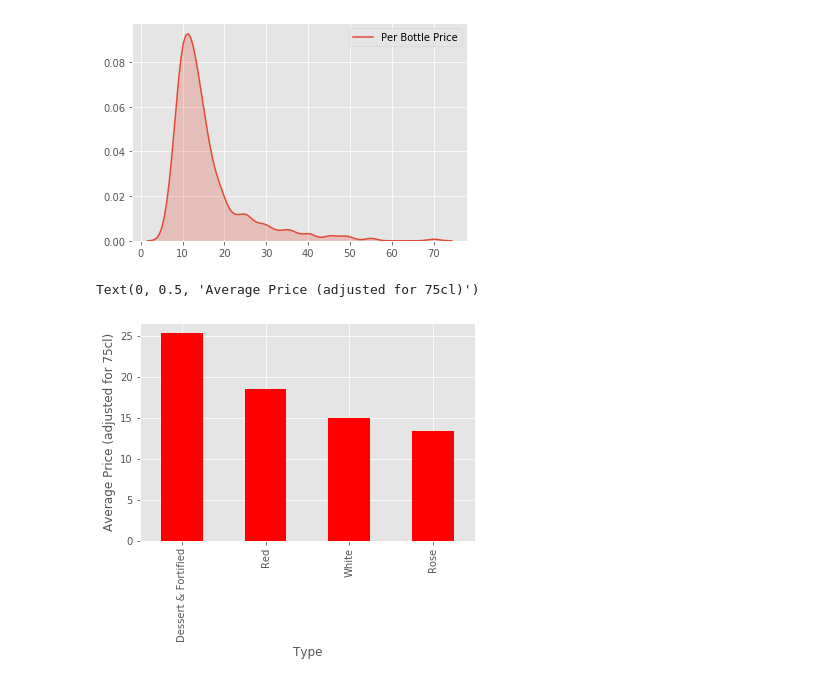
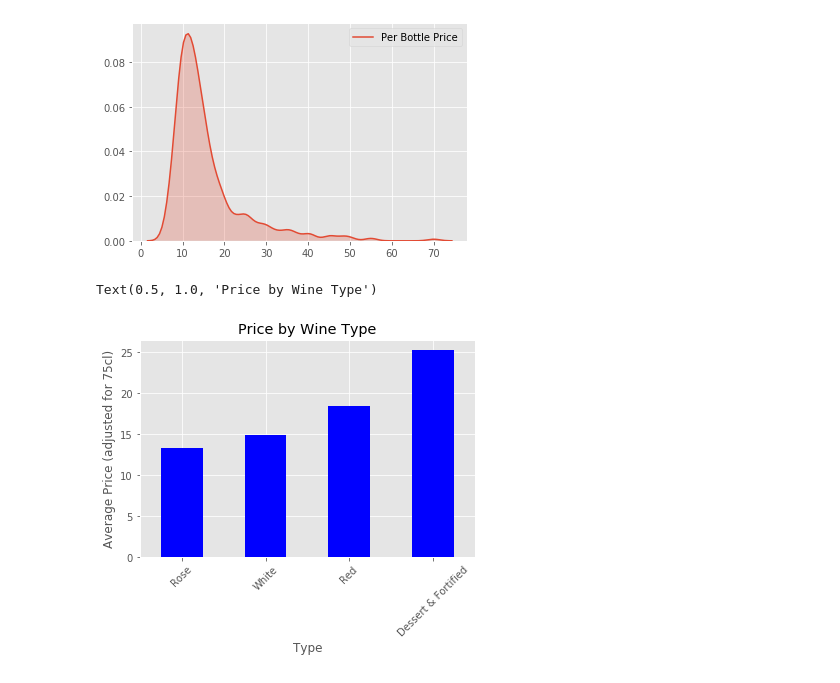
Before and after one commit to willponsonby/Majestic, a Jupyter notebook: Majestic_notebook.ipynb, the cells around one changed output. Saved outputs shown, nothing was run; the diff lists cells and outputs as text; code cells hidden in the pictures.

```diff
--- a/Majestic_notebook.ipynb
+++ b/Majestic_notebook.ipynb
@@ -56,7 +56,3 @@ majestic_df['Percent Saved'] = round(majestic_df['Savings']/majestic_df['Per Bot
 copy['price_for_75cl'] = (copy['Per Bottle Price']/copy['Volume'])*75
 # %%
 majestic_df['price_for_75cl'] = (majestic_df['Per Bottle Price']/majestic_df['Volume'])*75
-# %%
-copy = copy.replace({'[]': 0})
-# %%
-copy['awards_num'] = copy['Awards']
@@ -95,8 +82,10 @@ sns.kdeplot(outliers['Per Bottle Price'], shade=True)
 <matplotlib.axes._subplots.AxesSubplot at 0x...>
 [figure]
 # %%
-copy.groupby('Type')['price_for_75cl'].mean().sort_values(ascending=False).plot.bar(color='r')
+copy.groupby('Type')['price_for_75cl'].mean().sort_values(ascending=True).plot.bar(color = 'b')
 plt.ylabel('Average Price (adjusted for 75cl)')
+plt.xticks(rotation=45)
+plt.title('Price by Wine Type')
 # %% [output]
-Text(0, 0.5, 'Average Price (adjusted for 75cl)')
+Text(0.5, 1.0, 'Price by Wine Type')
-[figure, old version]
+[figure, new version]
```
Also changed, not shown: parts of 19 cells of this notebook.
